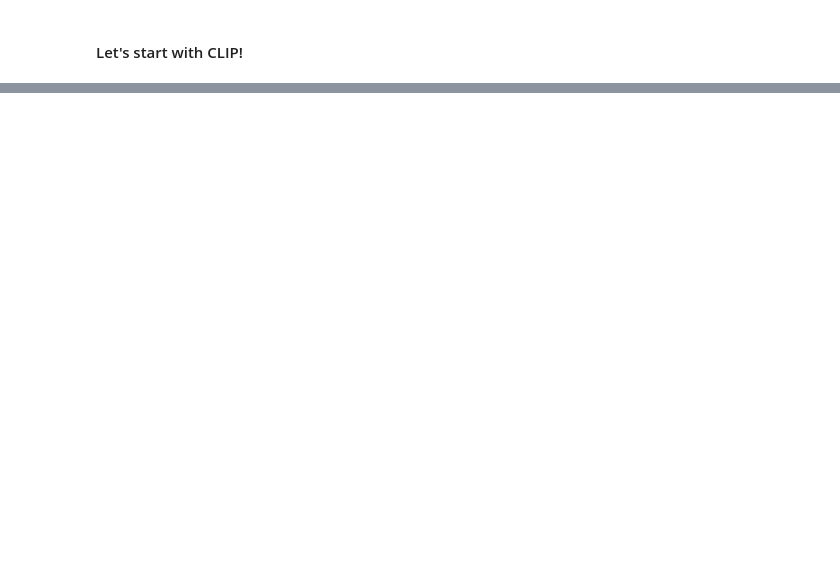
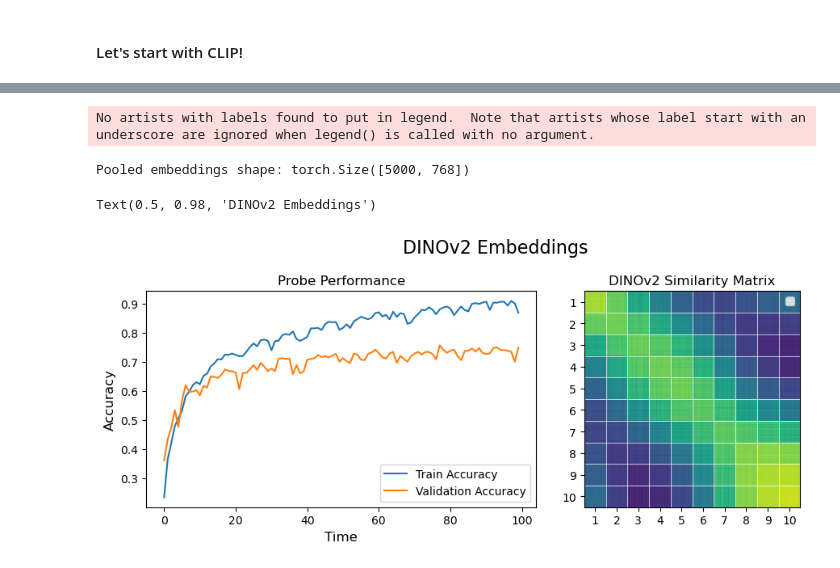
Before and after one commit to thisisadax/ACSS-2024, a Jupyter notebook: 3_model-probing.ipynb, the cells around one changed output, grey strips where cells are left out. Cells and saved outputs as stored; diff of their text form; code cells hidden in the pictures; blank space fills up the shorter version.

```diff
--- a/3_model-probing.ipynb
+++ b/3_model-probing.ipynb
@@ -336,0 +341,13 @@ for i in range(1, n_objects.max()+1):
+# %%
+# Re-define compute embeddings for dinov2, but retain ALL embeddings for analysis.
+def compute_all_embeddings(model, processor, dataloader, device):
+    embeddings, targets = [], []
+    model.eval()
+    with torch.no_grad():
+        for xs, ys in tqdm(dataloader, desc='Computing embeddings'):
+            xs = xs.to(device)
+            inputs = processor(images=xs, return_tensors='pt', do_rescale=False).to(device)
+            img_emb = model(**inputs).last_hidden_state
+            embeddings.append(img_emb)
+            targets.append(ys)
+    return torch.cat(embeddings), torch.cat(targets)
@@ -337 +396,38 @@ for i in range(1, n_objects.max()+1):
+# %%
+# Plot performance over time.
+fig, axes = plt.subplots(1, 2, figsize=(10,4), tight_layout=True)
+performance_df = pd.DataFrame({'Train Accuracy': np.array(train_accs), 'Val Accuracy': np.array(val_accs)})
+performance_df['Time'] = np.arange(len(val_accs))
+sns.lineplot(data=performance_df, x='Time', y='Train Accuracy', ax=axes[0], label='Train Accuracy')
+sns.lineplot(data=performance_df, x='Time', y='Val Accuracy', ax=axes[0], label='Validation Accuracy')
+axes[0].set_ylabel('Accuracy', fontsize=12)
+axes[0].set_xlabel('Time', fontsize=12)
+axes[0].set_title('Probe Performance', fontsize=12)
+plt.legend()
+
+# Plot the similarity structure of the embeddings.
+xs, ys = full_dataset.tensors
+_, xs = probe(xs, return_pooled_xs=True)
+print(f'Pooled embeddings shape: {xs.shape}')
+sort_idx = ys.argmax(1).argsort()
+xs = xs[sort_idx].detach().cpu().numpy()
+sim_mat = cosine_similarity(xs, xs)
+axes[1].imshow(sim_mat)
+axes[1].set_title('DINOv2 Similarity Matrix', fontsize=12)
+# Add some markers for numerosity boundaries
+max_numerosity = ys.argmax(1).max() + 1
+pos = np.arange(max_numerosity)*task.n_trials + task.n_trials//2
+tick_labels = np.arange(max_numerosity) + 1
+axes[1].set_xticks(pos, tick_labels)
+axes[1].set_yticks(pos, tick_labels)
+# Add gridlines
+for i in range(max_numerosity):
+    axes[1].axvline(i*task.n_trials, color='white', linewidth=0.5)
+    axes[1].axhline(i*task.n_trials, color='white', linewidth=0.5)
+plt.suptitle('DINOv2 Embeddings', fontsize=16)
+# %% [output]
+No artists with labels found to put in legend.  Note that artists whose label start with an underscore are ignored when legend() is called with no argument.
+Pooled embeddings shape: torch.Size([5000, 768])
+Text(0.5, 0.98, 'DINOv2 Embeddings')
+[figure, added]
 # %%
```
Also changed, not shown: parts of 28 cells of this notebook, 2 other files.
